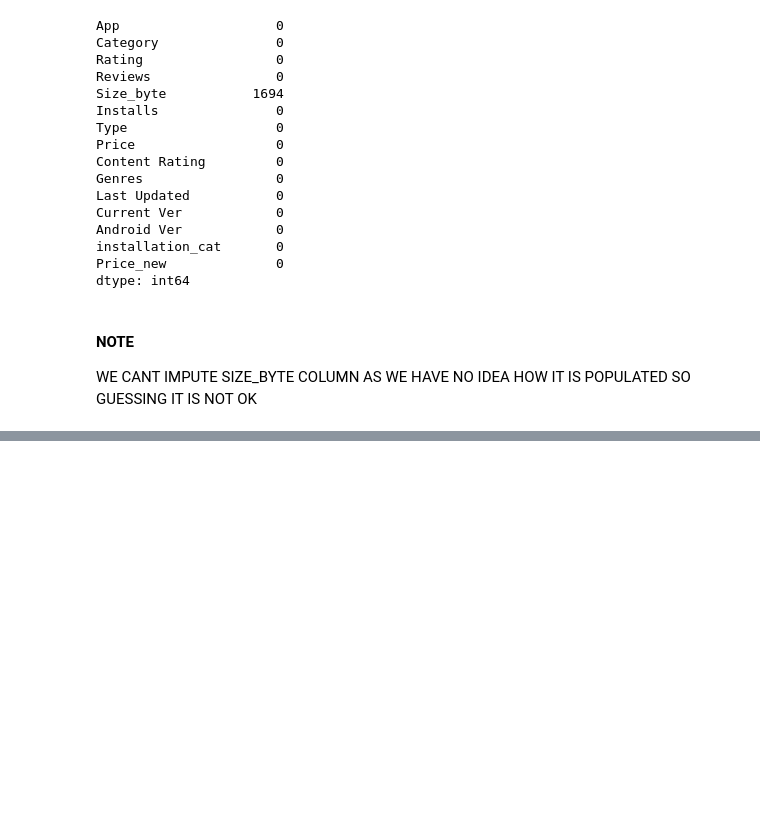
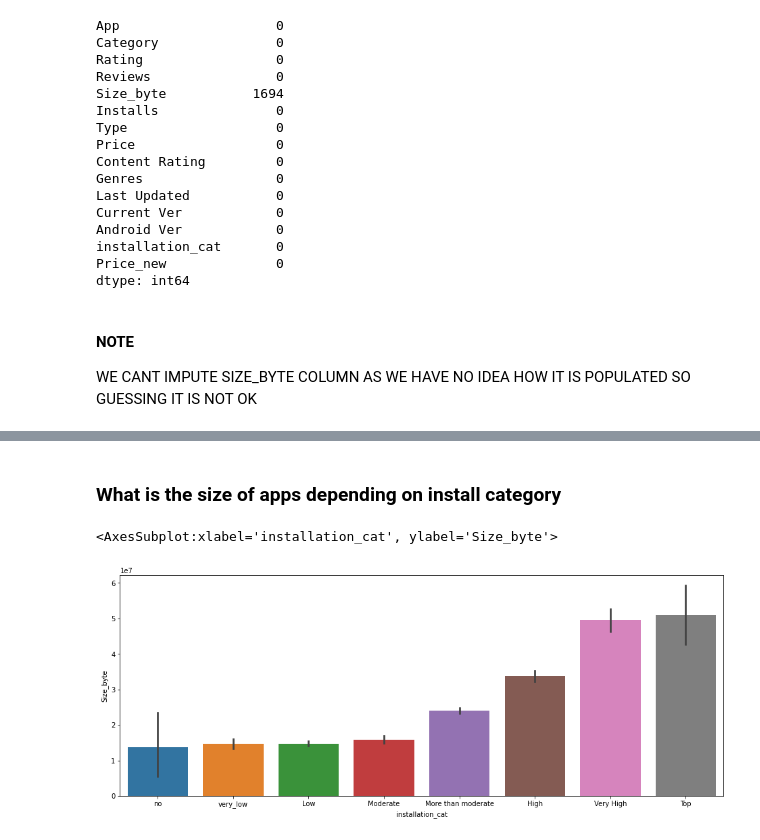
Before and after one commit to asfandyarsaeed1/Python-For-DataScience, a Jupyter notebook: Use_Cases_EDA/Use_Case1.ipynb, the cells around one changed output, grey strips where cells are left out. Cells and saved outputs as stored; diff of their text form; code cells hidden in the pictures; blank space fills up the shorter version.

```diff
--- a/Use_Cases_EDA/Use_Case1.ipynb
+++ b/Use_Cases_EDA/Use_Case1.ipynb
@@ -570,0 +594,8 @@ WE CANT IMPUTE SIZE_BYTE COLUMN AS WE HAVE NO IDEA HOW IT IS POPULATED SO GUESSI
+# %% [markdown]
+### What is the size of apps depending on install category
+# %%
+plt.figure(figsize=(16,6))
+sns.barplot(x='installation_cat',y='Size_byte',data=dff1)
+# %% [output]
+<AxesSubplot:xlabel='installation_cat', ylabel='Size_byte'>
+[figure, added]
```
Also changed, not shown: parts of 13 cells of this notebook.
